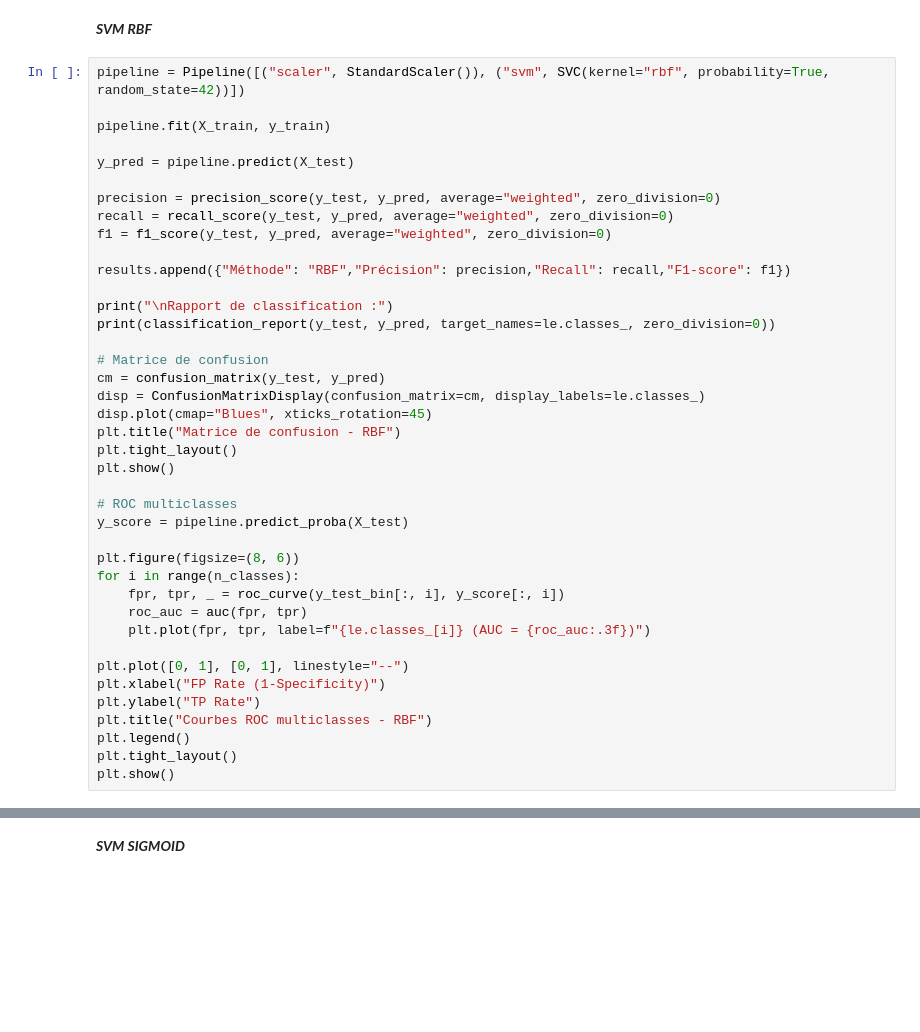
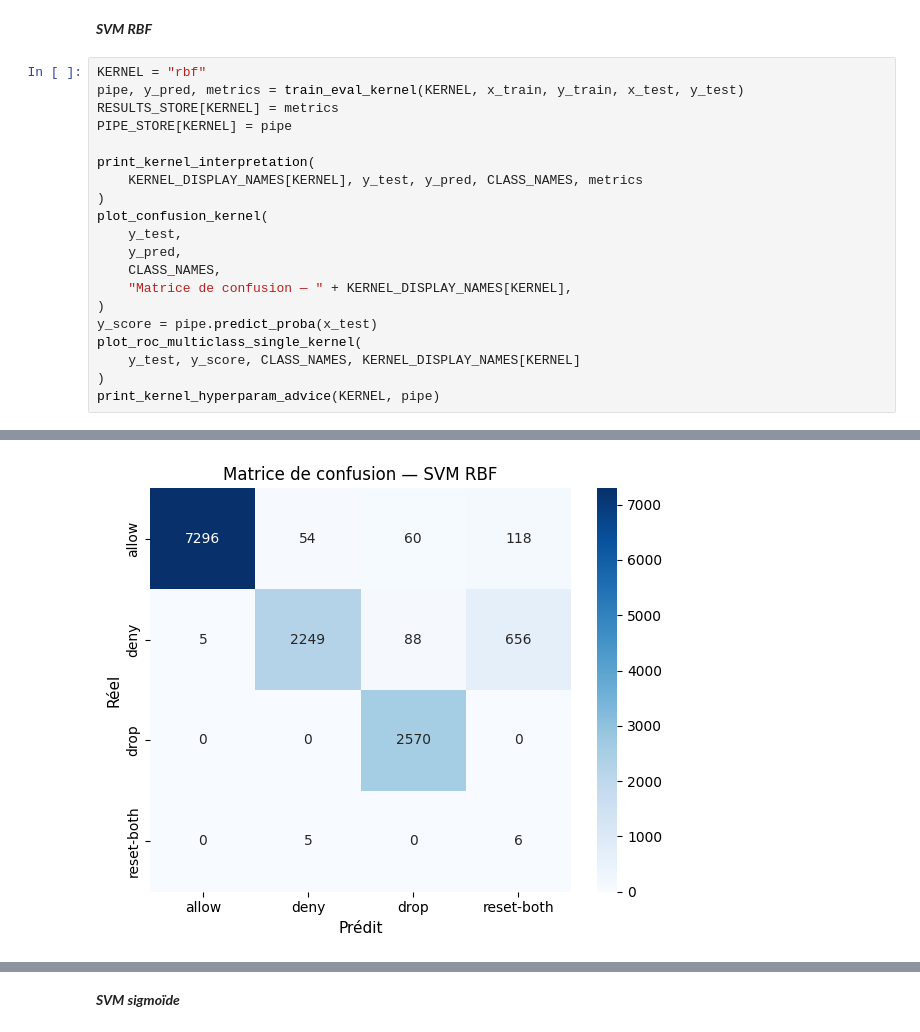
Before and after one commit to UQO-ML/concept-stat-projet-1, a Jupyter notebook: Projet.ipynb, the cells around one changed output, grey strips where cells are left out. Cells and saved outputs as stored; diff of their text form; blank space fills up the shorter version.

```diff
--- a/Projet.ipynb
+++ b/Projet.ipynb
@@ -203,42 +213,23 @@ plt.show()
 # %% [markdown]
 ***SVM RBF***
-# %%
-pipeline = Pipeline([("scaler", StandardScaler()), ("svm", SVC(kernel="rbf", probability=True, random_state=42))])
-
-pipeline.fit(X_train, y_train)
-
-y_pred = pipeline.predict(X_test)
-
-precision = precision_score(y_test, y_pred, average="weighted", zero_division=0)
-recall = recall_score(y_test, y_pred, average="weighted", zero_division=0)
-f1 = f1_score(y_test, y_pred, average="weighted", zero_division=0)
-
-results.append({"Méthode": "RBF","Précision": precision,"Recall": recall,"F1-score": f1})
-
-print("\nRapport de classification :")
-print(classification_report(y_test, y_pred, target_names=le.classes_, zero_division=0))
-
-# Matrice de confusion
-cm = confusion_matrix(y_test, y_pred)
-disp = ConfusionMatrixDisplay(confusion_matrix=cm, display_labels=le.classes_)
-disp.plot(cmap="Blues", xticks_rotation=45)
-plt.title("Matrice de confusion - RBF")
-plt.tight_layout()
-plt.show()
-
-# ROC multiclasses
-y_score = pipeline.predict_proba(X_test)
-
-plt.figure(figsize=(8, 6))
-for i in range(n_classes):
-    fpr, tpr, _ = roc_curve(y_test_bin[:, i], y_score[:, i])
-    roc_auc = auc(fpr, tpr)
-    plt.plot(fpr, tpr, label=f"{le.classes_[i]} (AUC = {roc_auc:.3f})")
-
-plt.plot([0, 1], [0, 1], linestyle="--")
-plt.xlabel("FP Rate (1-Specificity)")
-plt.ylabel("TP Rate")
-plt.title("Courbes ROC multiclasses - RBF")
-plt.legend()
-plt.tight_layout()
-plt.show()
+# %%
+KERNEL = "rbf"
+pipe, y_pred, metrics = train_eval_kernel(KERNEL, x_train, y_train, x_test, y_test)
+RESULTS_STORE[KERNEL] = metrics
+PIPE_STORE[KERNEL] = pipe
+
+print_kernel_interpretation(
+    KERNEL_DISPLAY_NAMES[KERNEL], y_test, y_pred, CLASS_NAMES, metrics
+)
+plot_confusion_kernel(
+    y_test,
+    y_pred,
+    CLASS_NAMES,
+    "Matrice de confusion — " + KERNEL_DISPLAY_NAMES[KERNEL],
+)
+y_score = pipe.predict_proba(x_test)
+plot_roc_multiclass_single_kernel(
+    y_test, y_score, CLASS_NAMES, KERNEL_DISPLAY_NAMES[KERNEL]
+)
+print_kernel_hyperparam_advice(KERNEL, pipe)
+# %% [output]
@@ -244,0 +253 @@ plt.show()
+[figure, added]
@@ -245,2 +275,2 @@ plt.show()
 # %% [markdown]
-***SVM SIGMOID***
+***SVM sigmoïde***
```
Also changed, not shown: parts of 21 cells of this notebook, 15 other files.
